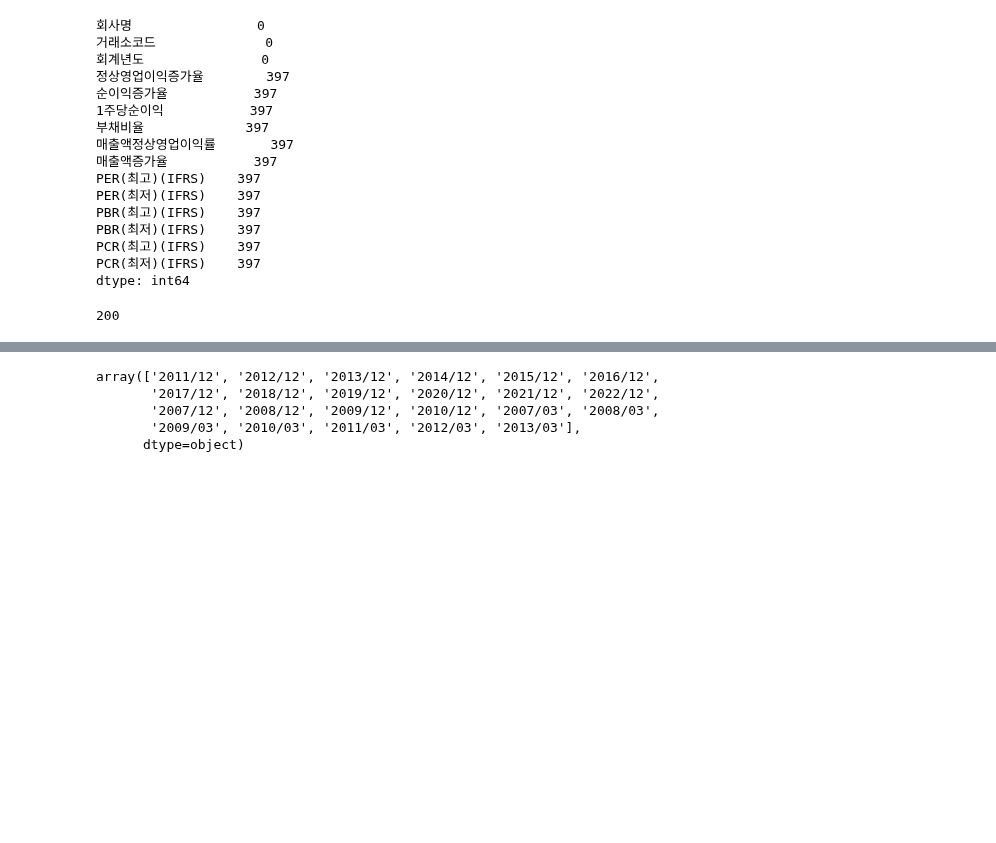
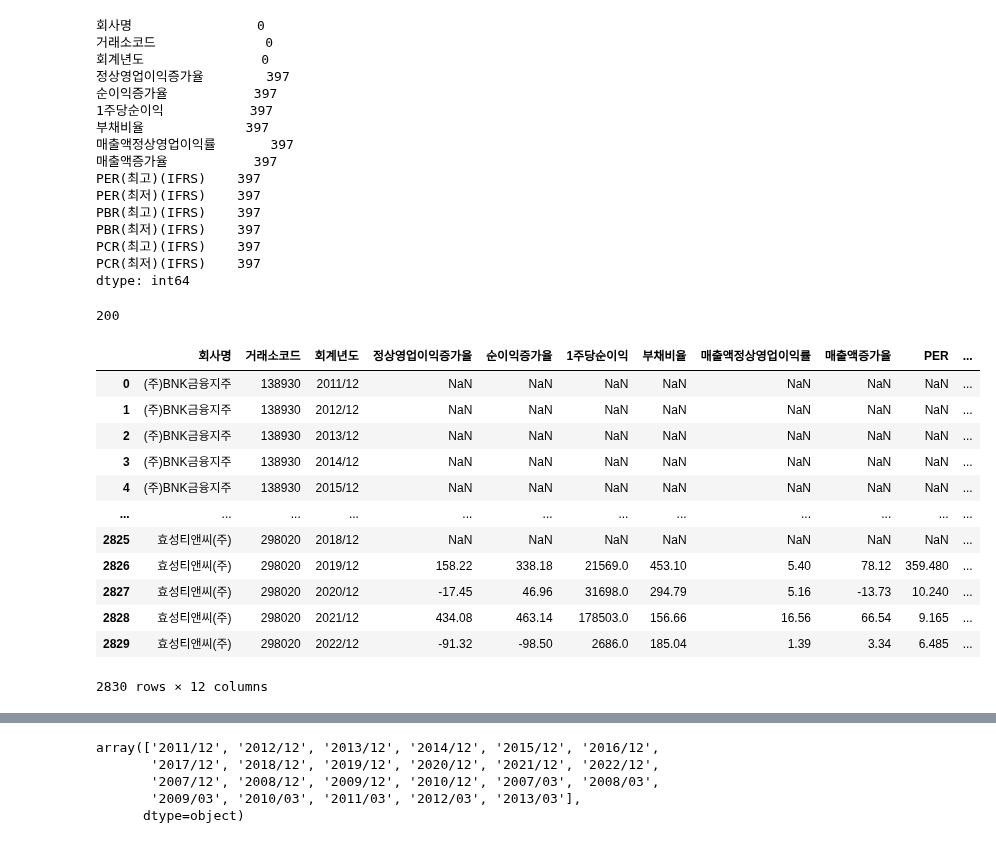
Before and after one commit to seohyungro/Python, a Jupyter notebook: 프로젝트1/프로젝트.ipynb, the cells around one changed output, grey strips where cells are left out. Cells and saved outputs as stored; diff of their text form; code cells hidden in the pictures; blank space fills up the shorter version.

```diff
--- a/프로젝트1/프로젝트.ipynb
+++ b/프로젝트1/프로젝트.ipynb
@@ -156,3 +156,19 @@ kospii["PCR"] = (kospii["PCR(최고)(IFRS)"] + kospii["PCR(최저)(IFRS)"])/2
 # %%
 kospi.drop(["PER(최고)(IFRS)", "PER(최저)(IFRS)", "PBR(최고)(IFRS)", "PBR(최저)(IFRS)", "PCR(최고)(IFRS)", "PCR(최저)(IFRS)"], axis=1, inplace=True)
 kospii.drop(["PER(최고)(IFRS)", "PER(최저)(IFRS)", "PBR(최고)(IFRS)", "PBR(최저)(IFRS)", "PCR(최고)(IFRS)", "PCR(최저)(IFRS)"], axis=1, inplace=True)
+# %%
+kospi
+# %% [output]
+|  | 회사명 | 거래소코드 | 회계년도 | 정상영업이익증가율 | 순이익증가율 | 1주당순이익 | 부채비율 | 매출액정상영업이익률 | 매출액증가율 | PER | ... |
+| 0 | (주)BNK금융지주 | 138930 | 2011/12 | NaN | NaN | NaN | NaN | NaN | NaN | NaN | ... |
+| 1 | (주)BNK금융지주 | 138930 | 2012/12 | NaN | NaN | NaN | NaN | NaN | NaN | NaN | ... |
+| 2 | (주)BNK금융지주 | 138930 | 2013/12 | NaN | NaN | NaN | NaN | NaN | NaN | NaN | ... |
+| 3 | (주)BNK금융지주 | 138930 | 2014/12 | NaN | NaN | NaN | NaN | NaN | NaN | NaN | ... |
+| 4 | (주)BNK금융지주 | 138930 | 2015/12 | NaN | NaN | NaN | NaN | NaN | NaN | NaN | ... |
+| ... | ... | ... | ... | ... | ... | ... | ... | ... | ... | ... | ... |
+| 2825 | 효성티앤씨(주) | 298020 | 2018/12 | NaN | NaN | NaN | NaN | NaN | NaN | NaN | ... |
+| 2826 | 효성티앤씨(주) | 298020 | 2019/12 | 158.22 | 338.18 | 21569.0 | 453.10 | 5.40 | 78.12 | 359.480 | ... |
+| 2827 | 효성티앤씨(주) | 298020 | 2020/12 | -17.45 | 46.96 | 31698.0 | 294.79 | 5.16 | -13.73 | 10.240 | ... |
+| 2828 | 효성티앤씨(주) | 298020 | 2021/12 | 434.08 | 463.14 | 178503.0 | 156.66 | 16.56 | 66.54 | 9.165 | ... |
+| 2829 | 효성티앤씨(주) | 298020 | 2022/12 | -91.32 | -98.50 | 2686.0 | 185.04 | 1.39 | 3.34 | 6.485 | ... |
+2830 rows × 12 columns
```
Also changed, not shown: parts of 1 cell of this notebook.
